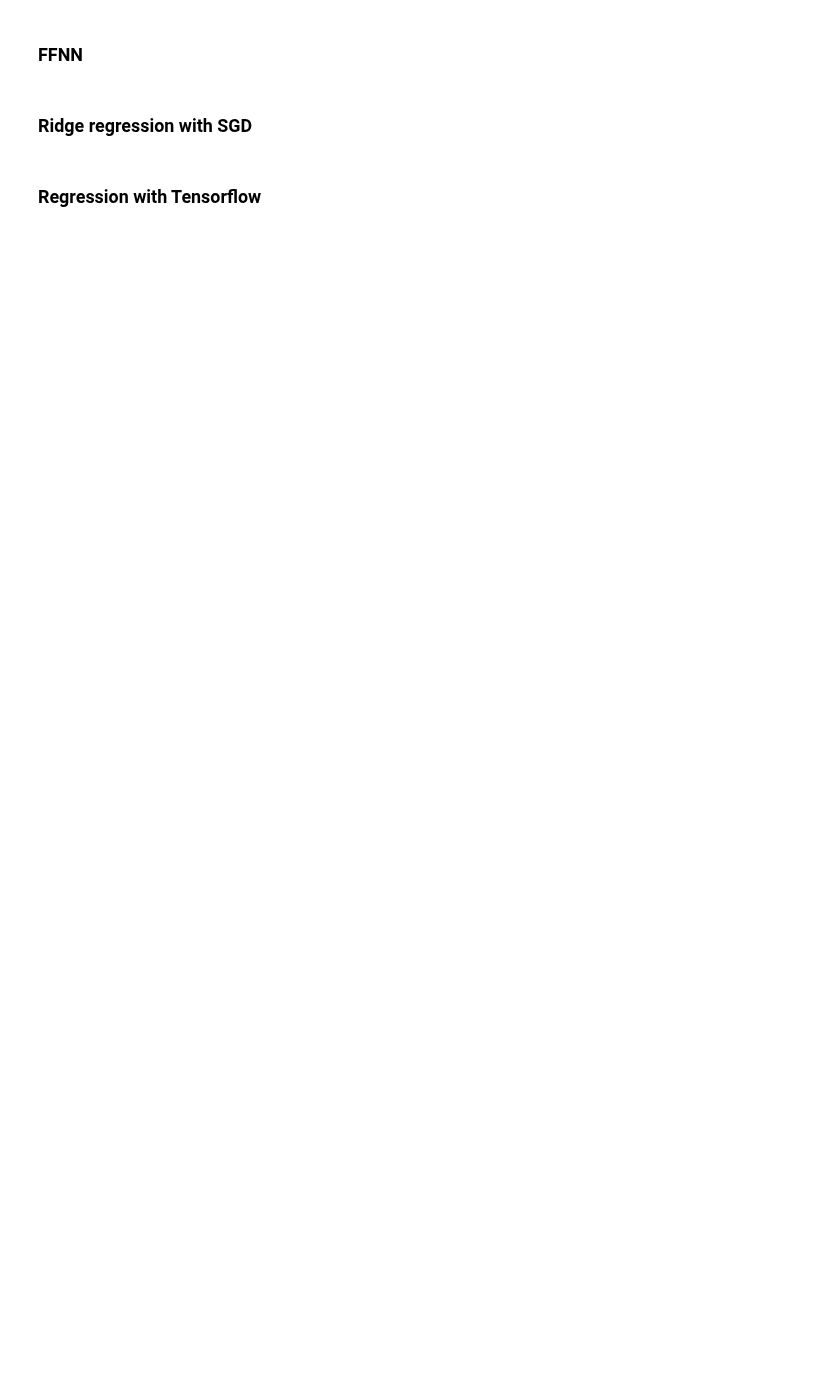
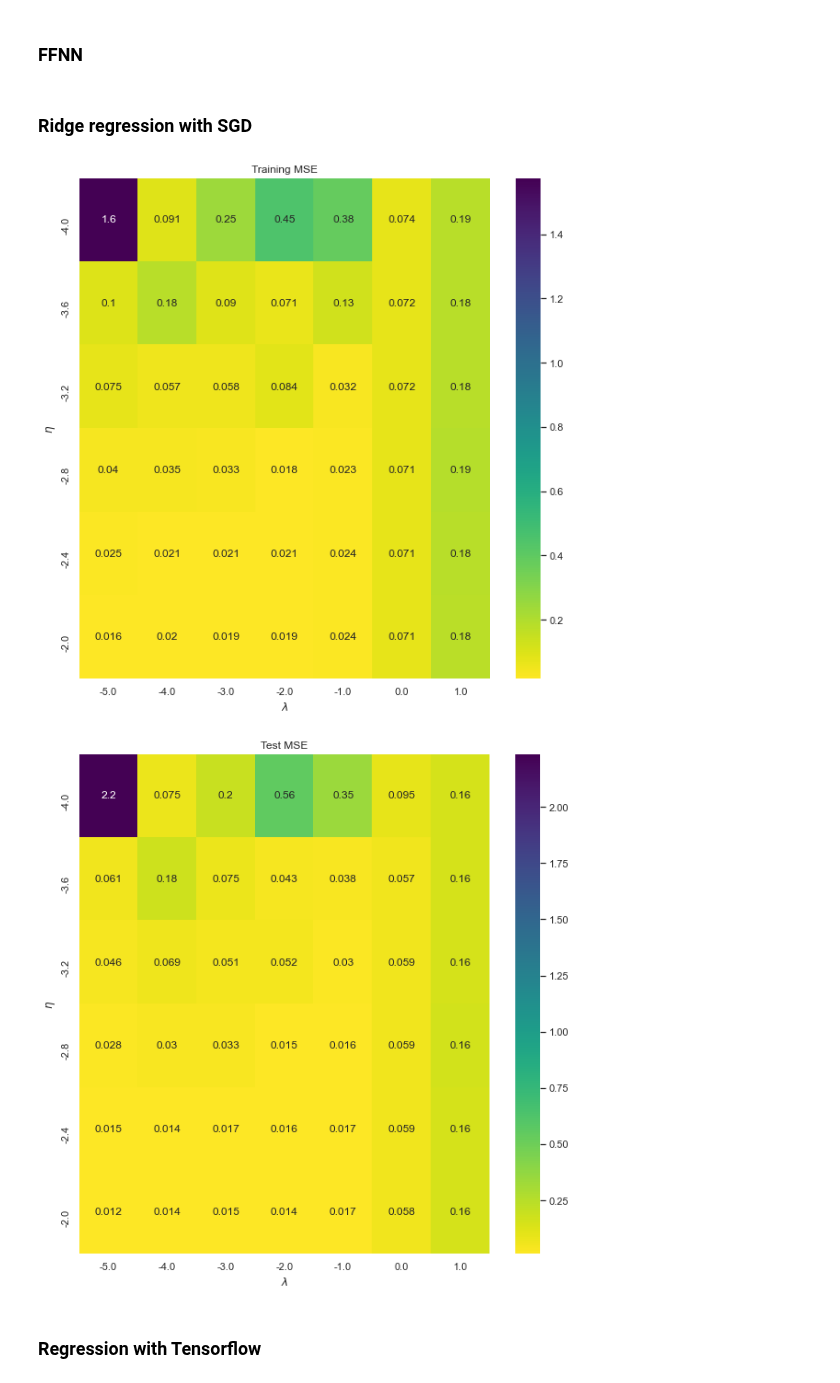
Before and after one commit to KarlHenrik/FYS-STK-Gruppe, a Jupyter notebook: Project2/Code/RegAnalysis.ipynb, the cells around one changed output. Cells and saved outputs as stored; diff of their text form; code cells hidden in the pictures; blank space fills up the shorter version.

Commit message:
gridTest plotting, endring av fit funksjoner

```diff
--- a/Project2/Code/RegAnalysis.ipynb
+++ b/Project2/Code/RegAnalysis.ipynb
@@ -55,7 +85,8 @@ print(f"Mean squared error = {mean_squared_error(z_mdl, z_test):.4f}")
 z_mdl = nn.predict(xy_train)
 print(f"Mean squared error on training data = {mean_squared_error(z_mdl, z_train):.4f}")
 
-z_train_mdl = nn.fit(xy_train, z_train)
+nn.fit(xy_train, z_train)
+z_train_mdl = nn.predict(xy_train)
 z_mdl = nn.predict(xy_test)
 
 print(f"Mean squared error on training data = {mean_squared_error(z_train_mdl, z_train):.4f}")
@@ -104,3 +103,9 @@ plt.show()
+# %%
+etas = np.logspace(-8, -4, 8)
+lmdas = np.logspace(-5, -1, 7)
+
+params = {"inputs": 2, "neurons":[5,1], "activations":["sigmoid", "linear"]}
+gridTest(etas, lmdas, createNN, params)
 # %% [markdown]
 ### Ridge regression with SGD
 # %%
@@ -115,10 +120,11 @@ z_mdl = model.predict(xy_test)
 print(f"Mean squared error on training data = {mean_squared_error(z_train_mdl, z_train):.4f}")
 print(f"Mean squared error = {mean_squared_error(z_mdl, z_test):.4f}")
 # %%
-model = LinearReg(order = 3, lmda = 1E-5)
 momentum = GDOptimizers(learning_rate = 0.01, epochs = 1000, batch_size = 10, optimizer = "momentum", alpha=0.5)
-z_train_mdl = model.fit(xy_train, z_train, momentum)
+model = LinearReg(order = 3, lmda = 1E-5, sgd = sgd)
 
+model.fit(xy_train, z_train)
+z_train_mdl = model.predict(xy_train)
 z_mdl = model.predict(xy_test)
 print(f"Mean squared error on training data = {mean_squared_error(z_train_mdl, z_train):.4f}")
 print(f"Mean squared error = {mean_squared_error(z_mdl, z_test):.4f}")
@@ -162,3 +131,17 @@ plt.show()
+# %%
+def createRidge(eta, lmda, params):
+    sgd = GDOptimizers(learning_rate = eta, epochs = 1000, batch_size = 10, optimizer = "SGD")
+    model = LinearReg(order = params["order"], lmda = lmda, sgd = sgd)
+    return model
+# %%
+etas = np.logspace(-4, -2, 6)
+lmdas = np.logspace(-5, 1, 7)
+
+params = {"order": 3}
+gridTest(etas, lmdas, createRidge, params)
+# %% [output]
+[figure, added]
+[figure, added]
 # %% [markdown]
 ### Regression with Tensorflow
 # %%
```
Also changed, not shown: parts of 8 cells of this notebook, 5 other files.
